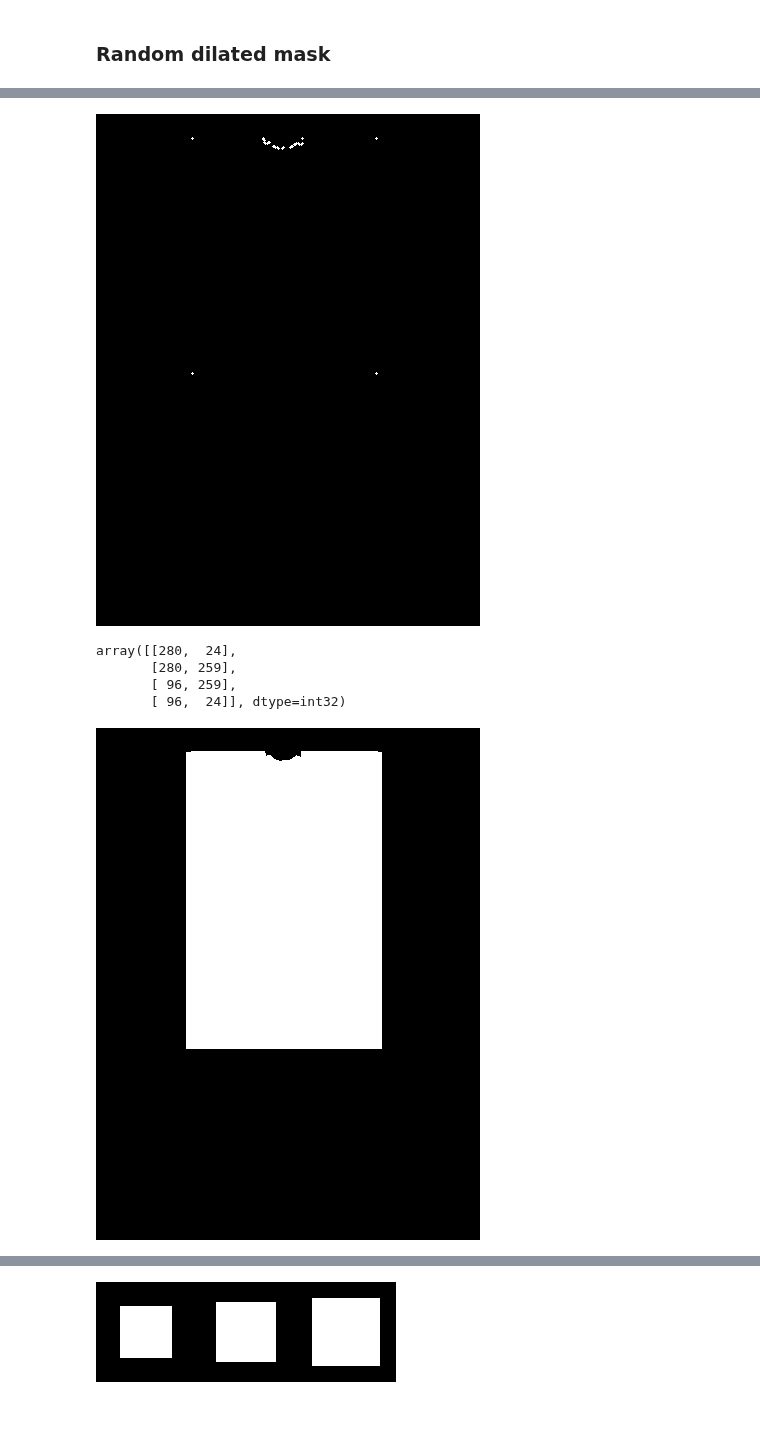
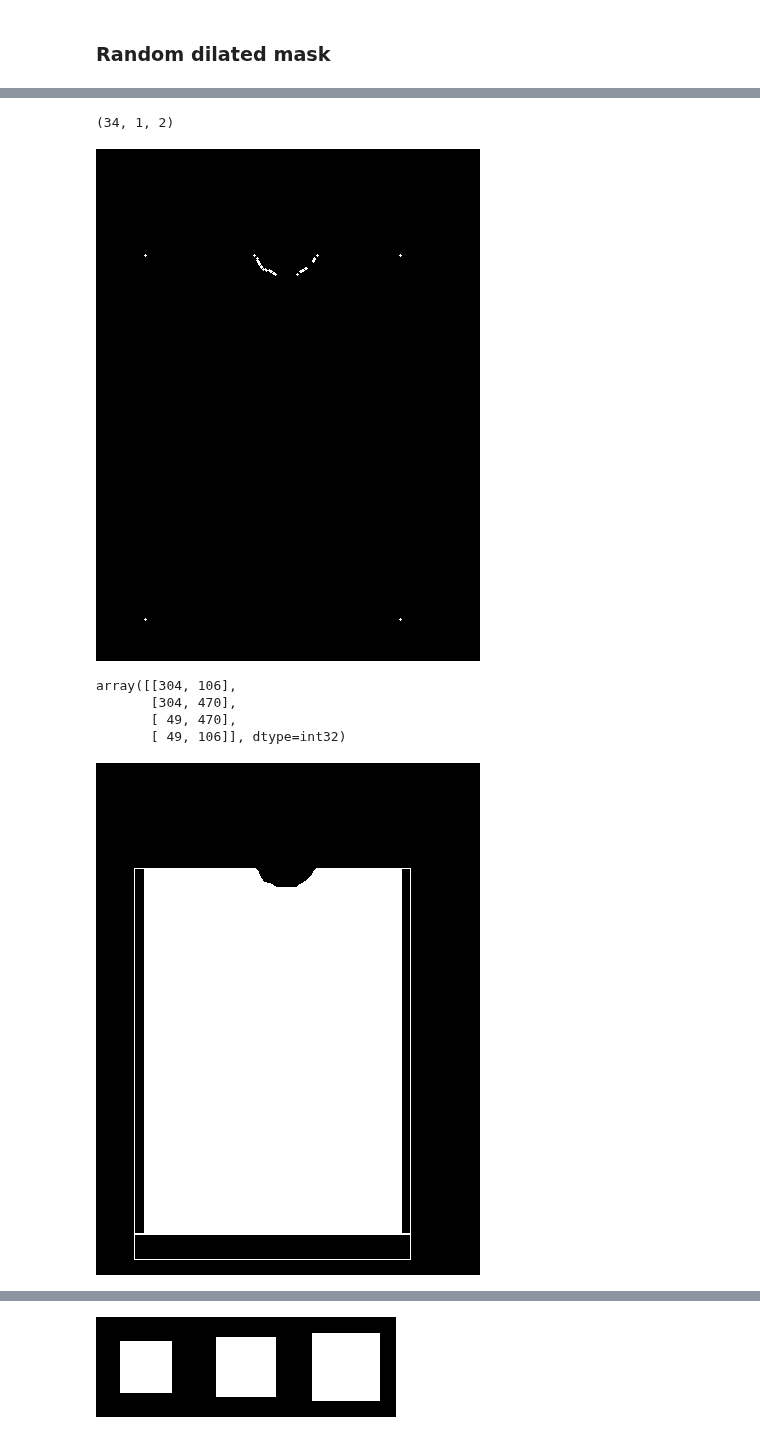
Before and after one commit to hosjiu1702/H-engine, a Jupyter notebook: notebooks/maskv2_test.ipynb, the cells around one changed output, grey strips where cells are left out. Drawn from its saved outputs; the diff is of its cells as text; code cells hidden in the pictures.

```diff
--- a/notebooks/maskv2_test.ipynb
+++ b/notebooks/maskv2_test.ipynb
@@ -8,9 +10,9 @@ from src.utils.mask_v2 import Maskerv2
 # h, w = (1024, 768)
 h, w = (512, 384)
 # h, w = (800, 600)
-BASE_DATA_PATH= '/mnt/f/hosjiu/data/dresscode/' # You need to point your data root path here.
+BASE_DATA_PATH= '../datasets/vitonhd' # You need to point your data root path here.
 CATEGORY = 'upper_body'
-img = Image.open(f'{BASE_DATA_PATH}/{CATEGORY}/images/011540_0.jpg')
+img = Image.open(f'{BASE_DATA_PATH}/test/image/00006_00.jpg')
 # img = Image.open('../assets/red_dress_girl.jpg')
 img = ImageOps.fit(img, size=(w, h))
 img
@@ -30,7 +40,8 @@ import cv2 as cv
 import numpy as np
 
 mask_arr = np.array(mask)
-mask_arr = cv2.erode(mask_arr, np.ones((3, 3), np.uint8), iterations=1)
+iterations=1
+mask_arr = cv2.erode(mask_arr, np.ones((3, 3), np.uint8), iterations=iterations)
 contours, _ = cv2.findContours(mask_arr, cv2.RETR_TREE, cv2.CHAIN_APPROX_SIMPLE)
 contours
 # %% [output]
@@ -54,37 +65,54 @@ contours
+# %%
+contours = sorted(list(contours), key=lambda x: x.shape[0], reverse=True)
+contours[0].shape
+# %% [output]
+(34, 1, 2)
 # %%
 hull = cv2.convexHull(contours[0])
 contour_arr = cv2.drawContours(np.zeros_like(mask), contours[0], -1, (255, 0, 0), 2)
 Image.fromarray(contour_arr)
 # %% [output]
-[figure, old version]
+[figure, new version]
 # %%
 hull = np.squeeze(hull)
 hull
 # %% [output]
-array([[280,  24],
-       [280, 259],
-       [ 96, 259],
-       [ 96,  24]], dtype=int32)
+array([[304, 106],
+       [304, 470],
+       [ 49, 470],
+       [ 49, 106]], dtype=int32)
 # %%
 """ Main Implementation """
 import random
 
-delta_x = random.uniform(0, 0.1)
-delta_y = random.uniform(0, 0.3)
+delta_x = random.uniform(0.001, 0.1)
+delta_y = random.uniform(0.001, 0.3)
 mask_width = hull[0][0] - hull[3][0]
 mask_height = hull[1][1] - hull[0][1]
 new_x_left = int(hull[3][0] - delta_x * mask_width)
 new_x_right = int(hull[0][0] + delta_x * mask_width)
 new_y = int(hull[1][1] + delta_y * mask_height)
 
 new_x_left = max(0, new_x_left)
 new_x_right = min(new_x_right, mask.size[0])
 new_y = min(new_y, mask.size[1])
 
-new_mask = cv.rectangle(np.array(mask), (new_x_left, hull[3][1]), (hull[2][0], hull[2][1]), (255, 255, 255), cv.FILLED)
-new_mask = cv.rectangle(new_mask, (hull[0][0], hull[0][1]), (new_x_right, hull[1][1]), (255, 255, 255), cv.FILLED)
-new_mask = cv.rectangle(new_mask, (new_x_left, hull[2][1]), (new_x_right, new_y), (255, 255, 255), cv.FILLED)
+new_mask = cv.rectangle(
+    np.array(mask),
+    (new_x_left, hull[3][1] - iterations),
+    (hull[2][0], hull[2][1] + iterations),
+    (255, 255, 255),
+    1
+)
+new_mask = cv.rectangle(
+    new_mask,
+    (hull[0][0], hull[0][1] - iterations),
+    (new_x_right, hull[1][1] + iterations),
+    (255, 255, 255),
+    1
+)
+new_mask = cv.rectangle(new_mask, (new_x_left, hull[2][1]), (new_x_right, new_y), (255, 255, 255), 1)
 
 Image.fromarray(new_mask)
 # %% [output]
-[figure, old version]
+[figure, new version]
```
Also changed, not shown: parts of 10 cells of this notebook.
